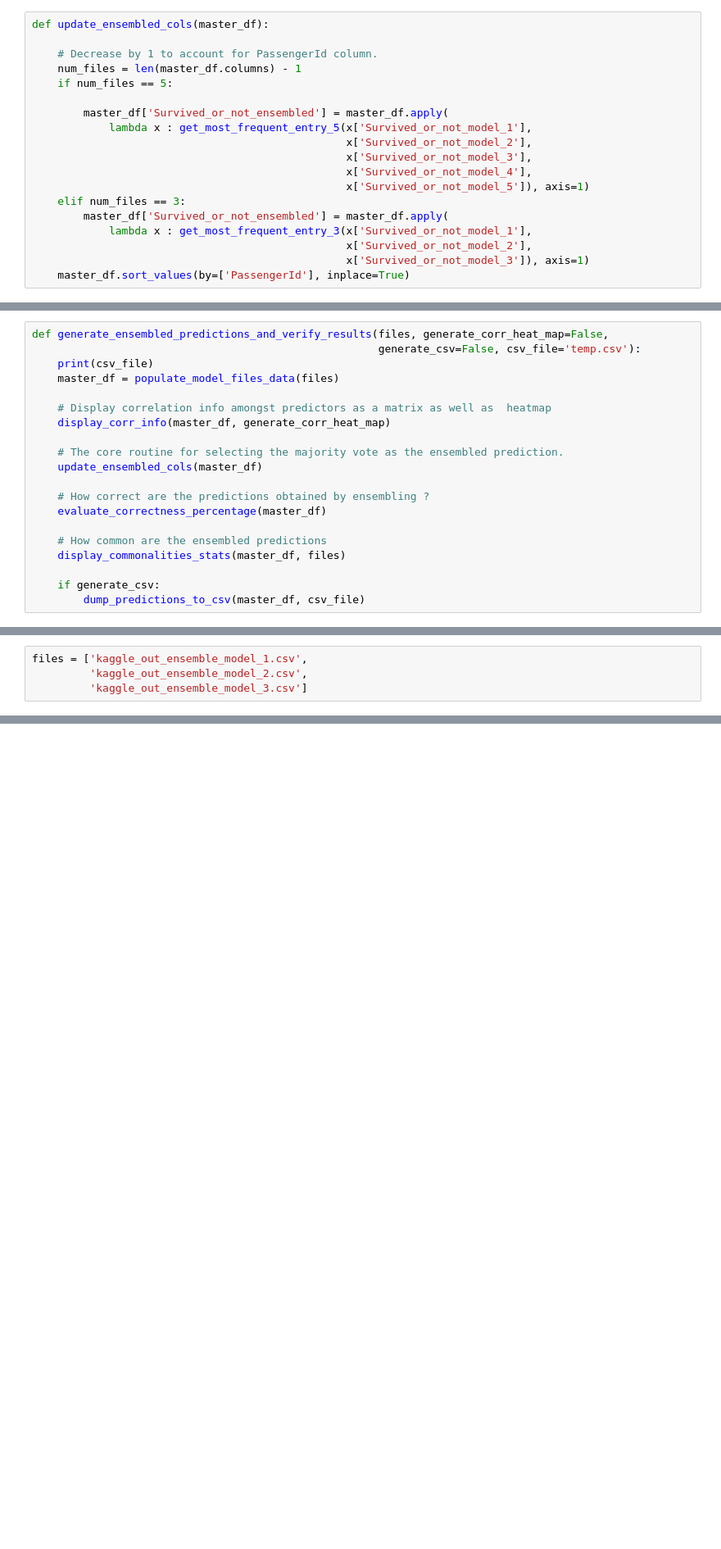
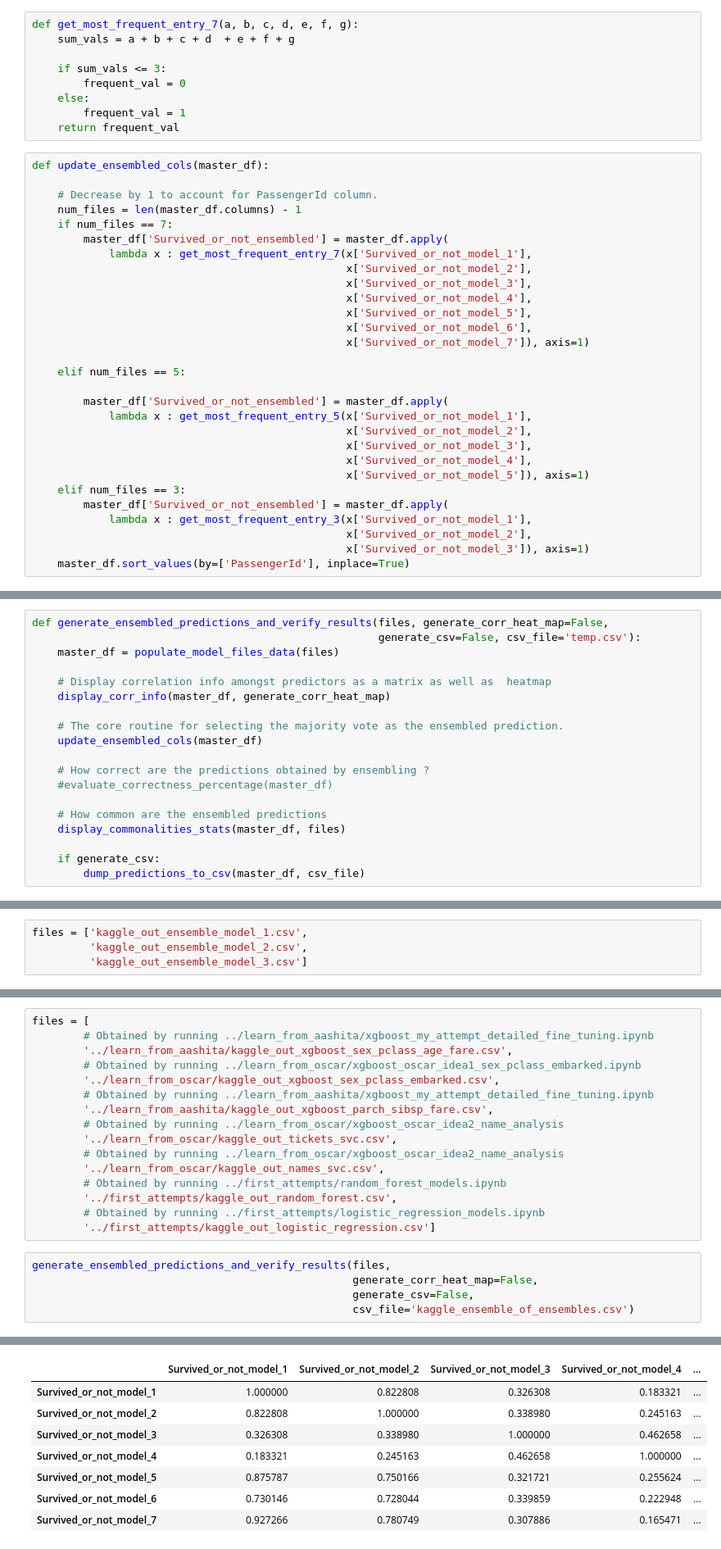
Before and after one commit to babinu-uthup-4JESUS-zz/titanic_survival_prediction, a Jupyter notebook: ensembler/ensemble_multiple_models.ipynb, the cells around one changed output, grey strips where cells are left out. Shown at 82% size. Saved outputs shown, nothing was run; the diff lists cells and outputs as text; blank space fills up the shorter version.

Commit message:
Added newly refactored ensembler code.
Other minor changes :

1. Changed file output name of the xgboost model with Sex, Age, Pclass and Fare as predictors.

2. Ignored all csv files in git.

```diff
--- a/ensembler/ensemble_multiple_models.ipynb
+++ b/ensembler/ensemble_multiple_models.ipynb
@@ -119,12 +120,31 @@ def get_most_frequent_entry_5(a, b, c, d, e):
     else:
         frequent_val = 1
     return frequent_val
+# %%
+def get_most_frequent_entry_7(a, b, c, d, e, f, g):
+    sum_vals = a + b + c + d  + e + f + g
+
+    if sum_vals <= 3:
+        frequent_val = 0
+    else:
+        frequent_val = 1
+    return frequent_val
 # %%
 def update_ensembled_cols(master_df):
 
     # Decrease by 1 to account for PassengerId column.
     num_files = len(master_df.columns) - 1
-    if num_files == 5:
+    if num_files == 7:
+        master_df['Survived_or_not_ensembled'] = master_df.apply(
+            lambda x : get_most_frequent_entry_7(x['Survived_or_not_model_1'],
+                                                 x['Survived_or_not_model_2'],
+                                                 x['Survived_or_not_model_3'],
+                                                 x['Survived_or_not_model_4'],
+                                                 x['Survived_or_not_model_5'],
+                                                 x['Survived_or_not_model_6'],
+                                                 x['Survived_or_not_model_7']), axis=1)
+
+    elif num_files == 5:
 
         master_df['Survived_or_not_ensembled'] = master_df.apply(
             lambda x : get_most_frequent_entry_5(x['Survived_or_not_model_1'],
@@ -164,7 +186,6 @@ def dump_predictions_to_csv(master_df, csv_file):
 # %%
 def generate_ensembled_predictions_and_verify_results(files, generate_corr_heat_map=False,
                                                       generate_csv=False, csv_file='temp.csv'):
-    print(csv_file)
     master_df = populate_model_files_data(files)
 
     # Display correlation info amongst predictors as a matrix as well as  heatmap
@@ -174,7 +195,7 @@ def generate_ensembled_predictions_and_verify_results(files, generate_corr_heat_
     update_ensembled_cols(master_df)
 
     # How correct are the predictions obtained by ensembling ?
-    evaluate_correctness_percentage(master_df)
+    #evaluate_correctness_percentage(master_df)
 
     # How common are the ensembled predictions
     display_commonalities_stats(master_df, files)
@@ -338,0 +357,22 @@ Number of entries with common prediction as that of the ensembled model is 414
+# %%
+files = [
+        # Obtained by running ../learn_from_aashita/xgboost_my_attempt_detailed_fine_tuning.ipynb
+        '../learn_from_aashita/kaggle_out_xgboost_sex_pclass_age_fare.csv',
+        # Obtained by running ../learn_from_oscar/xgboost_oscar_idea1_sex_pclass_embarked.ipynb
+        '../learn_from_oscar/kaggle_out_xgboost_sex_pclass_embarked.csv',
+        # Obtained by running ../learn_from_aashita/xgboost_my_attempt_detailed_fine_tuning.ipynb
+        '../learn_from_aashita/kaggle_out_xgboost_parch_sibsp_fare.csv',
+        # Obtained by running ../learn_from_oscar/xgboost_oscar_idea2_name_analysis
+        '../learn_from_oscar/kaggle_out_tickets_svc.csv',
+        # Obtained by running ../learn_from_oscar/xgboost_oscar_idea2_name_analysis
+        '../learn_from_oscar/kaggle_out_names_svc.csv',
+        # Obtained by running ../first_attempts/random_forest_models.ipynb
+        '../first_attempts/kaggle_out_random_forest.csv',
+        # Obtained by running ../first_attempts/logistic_regression_models.ipynb
+        '../first_attempts/kaggle_out_logistic_regression.csv']
+# %%
+generate_ensembled_predictions_and_verify_results(files,
+                                                  generate_corr_heat_map=False,
+                                                  generate_csv=False,
+                                                  csv_file='kaggle_ensemble_of_ensembles.csv')
+# %% [output]
@@ -338,0 +380,8 @@ Number of entries with common prediction as that of the ensembled model is 414
+|  | Survived_or_not_model_1 | Survived_or_not_model_2 | Survived_or_not_model_3 | Survived_or_not_model_4 | ... |
+| Survived_or_not_model_1 | 1.000000 | 0.822808 | 0.326308 | 0.183321 | ... |
+| Survived_or_not_model_2 | 0.822808 | 1.000000 | 0.338980 | 0.245163 | ... |
+| Survived_or_not_model_3 | 0.326308 | 0.338980 | 1.000000 | 0.462658 | ... |
+| Survived_or_not_model_4 | 0.183321 | 0.245163 | 0.462658 | 1.000000 | ... |
+| Survived_or_not_model_5 | 0.875787 | 0.750166 | 0.321721 | 0.255624 | ... |
+| Survived_or_not_model_6 | 0.730146 | 0.728044 | 0.339859 | 0.222948 | ... |
+| Survived_or_not_model_7 | 0.927266 | 0.780749 | 0.307886 | 0.165471 | ... |
```
Also changed, not shown: parts of 35 cells of this notebook, 2 other files.
